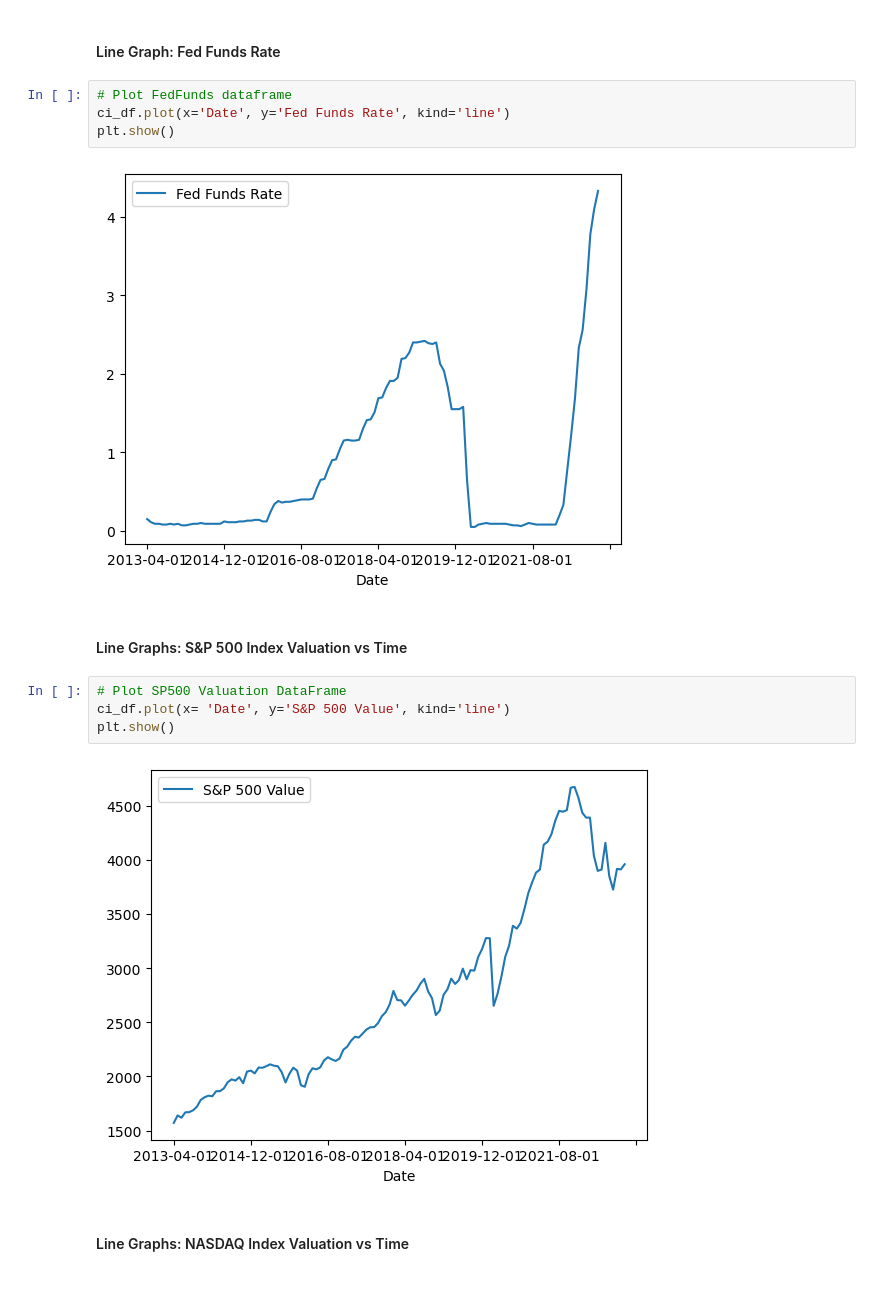
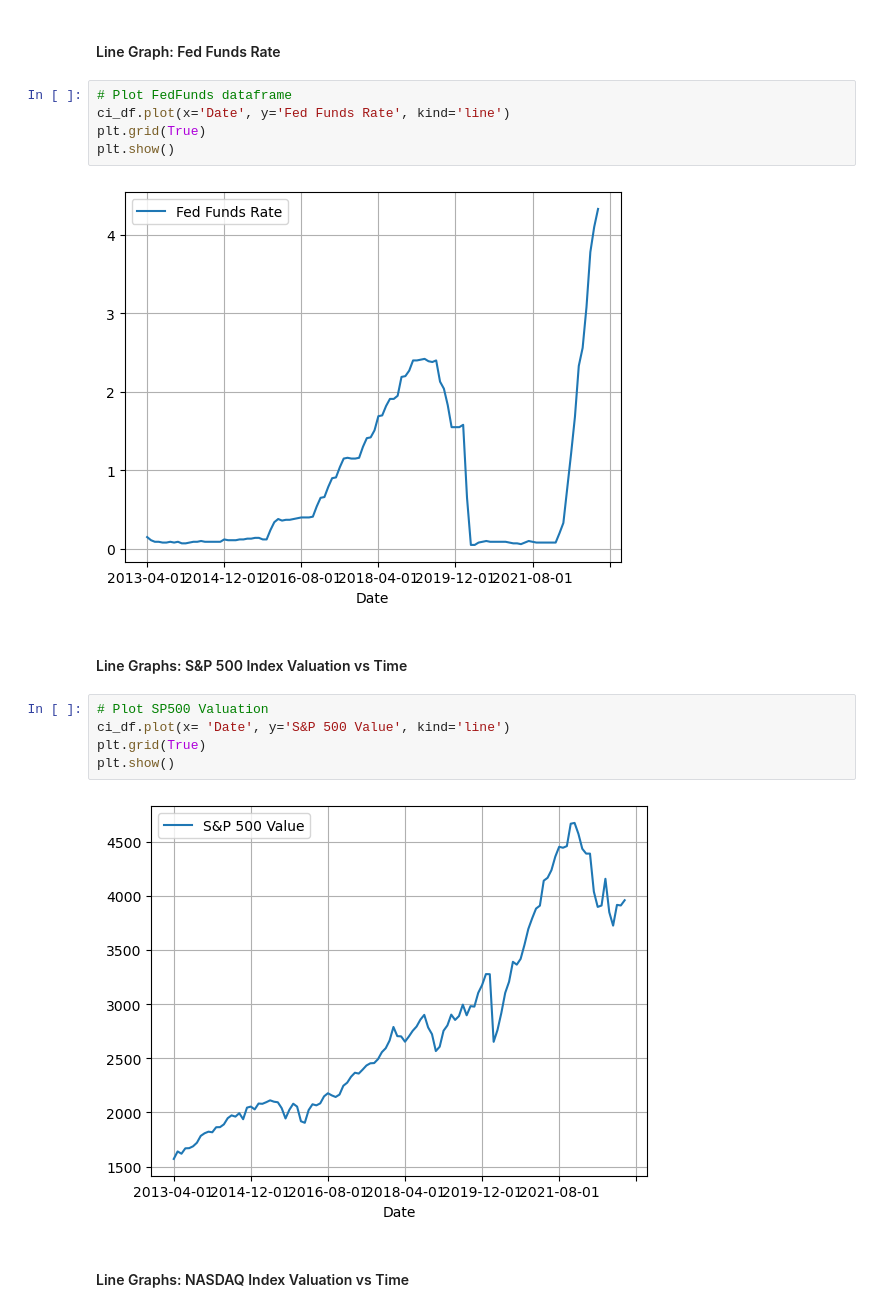
Before and after one commit to SantDRS/project1, a Jupyter notebook: G1P1_DataVisualizations_FinalCopy.ipynb, the cells around one changed output. Cells and saved outputs as stored; diff of their text form.

```diff
--- a/G1P1_DataVisualizations_FinalCopy.ipynb
+++ b/G1P1_DataVisualizations_FinalCopy.ipynb
@@ -72,17 +69,19 @@ ci_df
 # %%
 # Plot FedFunds dataframe
 ci_df.plot(x='Date', y='Fed Funds Rate', kind='line')
+plt.grid(True)
 plt.show()
 # %% [output]
-[figure, old version]
+[figure, new version]
 # %% [markdown]
 #### Line Graphs: S&P 500 Index Valuation vs Time
 # %%
-# Plot SP500 Valuation DataFrame
+# Plot SP500 Valuation
 ci_df.plot(x= 'Date', y='S&P 500 Value', kind='line')
+plt.grid(True)
 plt.show()
 # %% [output]
-[figure, old version]
+[figure, new version]
 # %% [markdown]
 #### Line Graphs: NASDAQ Index Valuation vs Time
 # %%
```
Also changed, not shown: parts of 26 cells of this notebook, 9 other files.
